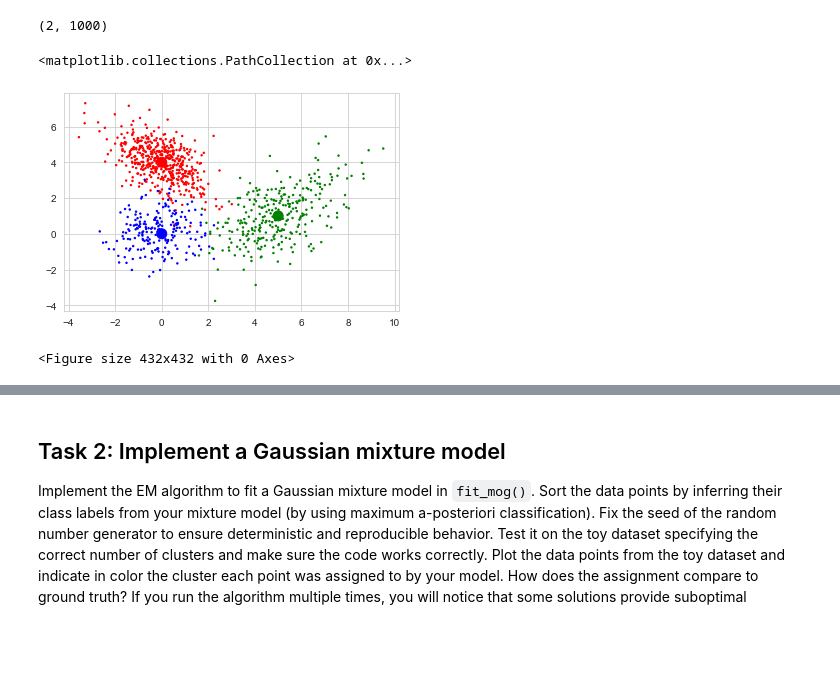
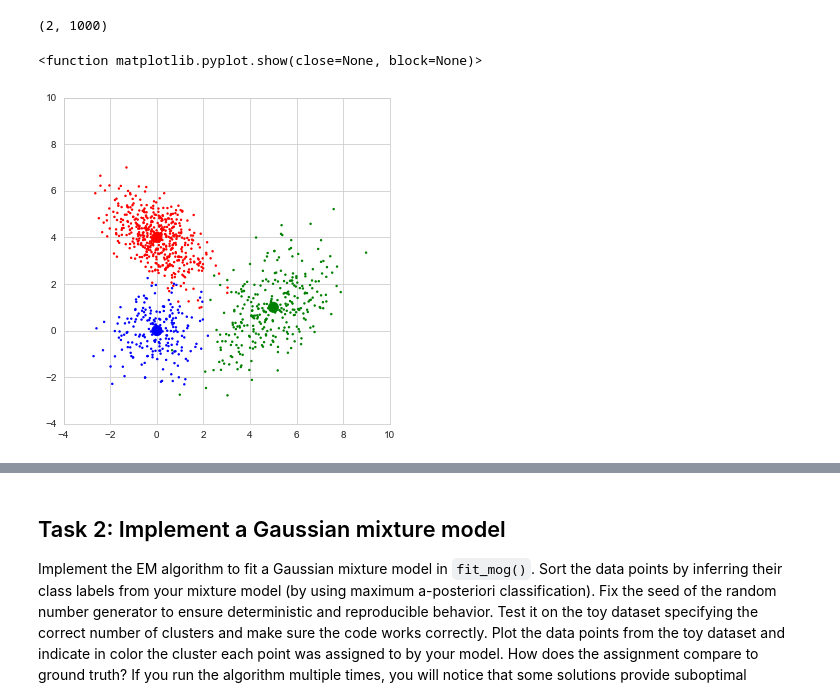
Before and after one commit to mdittschar/NDS, a Jupyter notebook: CodingLab2.ipynb, the cells around one changed output, grey strips where cells are left out. Cells and saved outputs as stored; diff of their text form; code cells hidden in the pictures; blank space fills up the shorter version.

```diff
--- a/CodingLab2.ipynb
+++ b/CodingLab2.ipynb
@@ -126,22 +126,21 @@ labels, x = sample_data(N=1000, m = means, S = covs, p = ps)
 # %%
 string_labels = labels.astype("str")
 string_labels[labels==0] = "g"
 string_labels[labels==1] = "r"
 string_labels[labels==2] = "b"
 
+# insert code here
+plt.figure(figsize=(6, 6))
+ax = plt.subplot(1,1,1, aspect='equal')
 plt.scatter(x[0], x[1], color=string_labels, s=2)
 plt.scatter(means[:,0], means[:,1], s=100,  c=np.asarray(["g", "r", "b"]))
+
+plt.xlim(-4,10)
+plt.ylim(-4, 10)
+plt.show
 # %% [output]
-<matplotlib.collections.PathCollection at 0x...>
+<function matplotlib.pyplot.show(close=None, block=None)>
-[figure, old version]
+[figure, new version]
-# %%
-plt.figure(figsize=(6, 6))
-
-# insert code here
-
-plt.show()
-# %% [output]
-<Figure size 432x432 with 0 Axes>
 # %% [markdown]
 ![fig_cl2_t1_0](embedded-picture-1)
 # %% [markdown]
```
Also changed, not shown: parts of 16 cells of this notebook.
